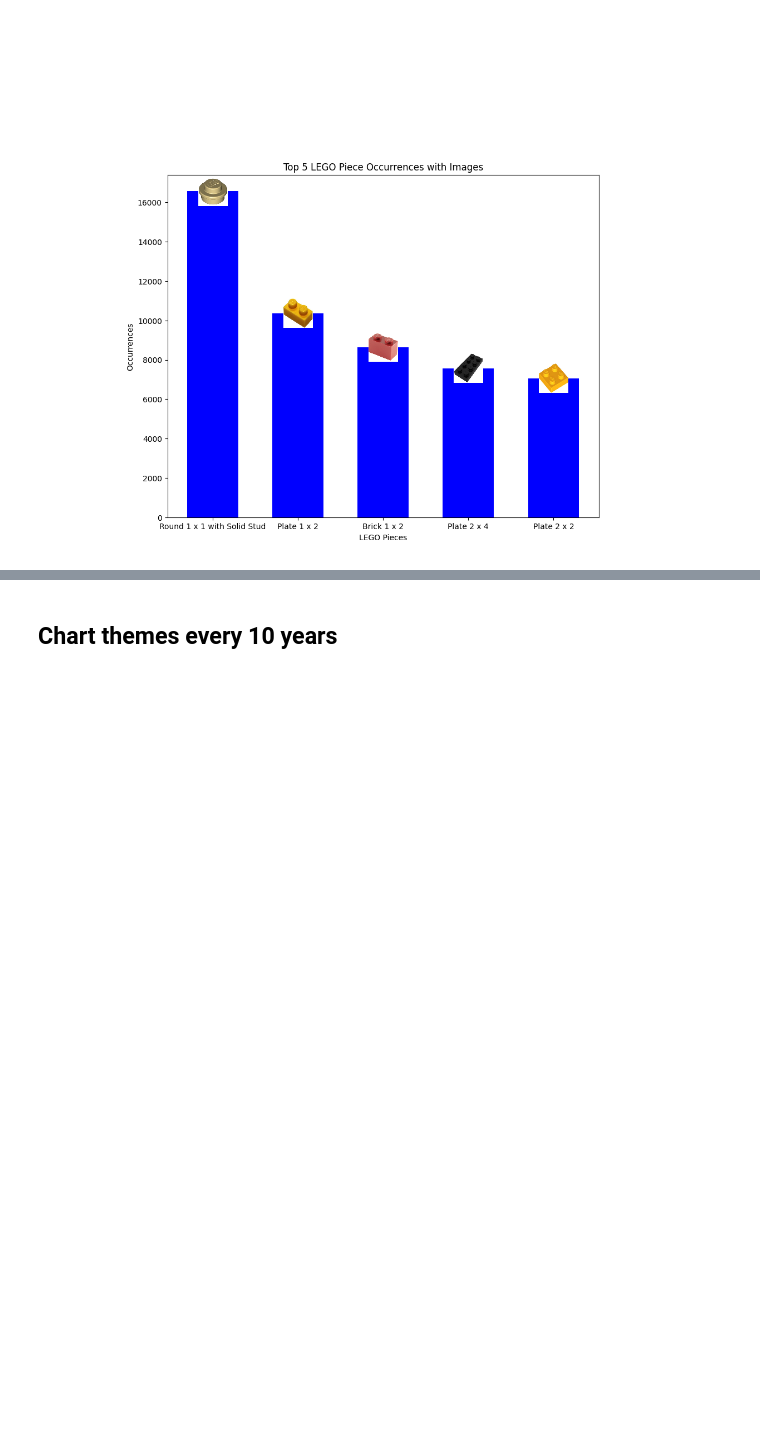
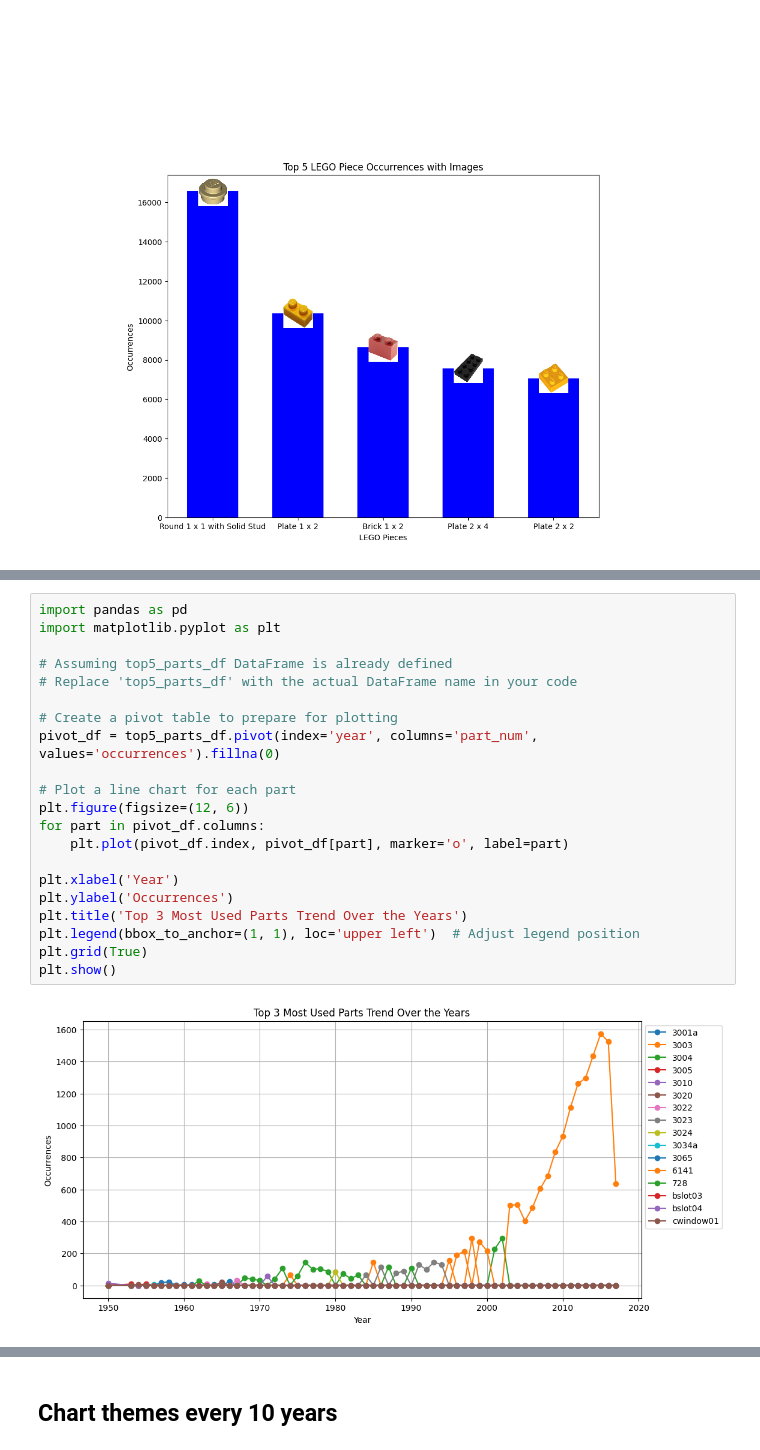
Before and after one commit to MatthewKolotylo/Lego-Project, a Jupyter notebook: Master Code Copy.ipynb, the cells around one changed output, grey strips where cells are left out. Drawn from its saved outputs; the diff is of its cells as text; blank space fills up the shorter version.

```diff
--- a/Master Code Copy.ipynb
+++ b/Master Code Copy.ipynb
@@ -385,0 +458,23 @@ my_df["part_num"].unique().shape
+# %%
+import pandas as pd
+import matplotlib.pyplot as plt
+
+# Assuming top5_parts_df DataFrame is already defined
+# Replace 'top5_parts_df' with the actual DataFrame name in your code
+
+# Create a pivot table to prepare for plotting
+pivot_df = top5_parts_df.pivot(index='year', columns='part_num', values='occurrences').fillna(0)
+
+# Plot a line chart for each part
+plt.figure(figsize=(12, 6))
+for part in pivot_df.columns:
+    plt.plot(pivot_df.index, pivot_df[part], marker='o', label=part)
+
+plt.xlabel('Year')
+plt.ylabel('Occurrences')
+plt.title('Top 3 Most Used Parts Trend Over the Years')
+plt.legend(bbox_to_anchor=(1, 1), loc='upper left')  # Adjust legend position
+plt.grid(True)
+plt.show()
+# %% [output]
+[figure, added]
```
Also changed, not shown: parts of 8 cells of this notebook.
